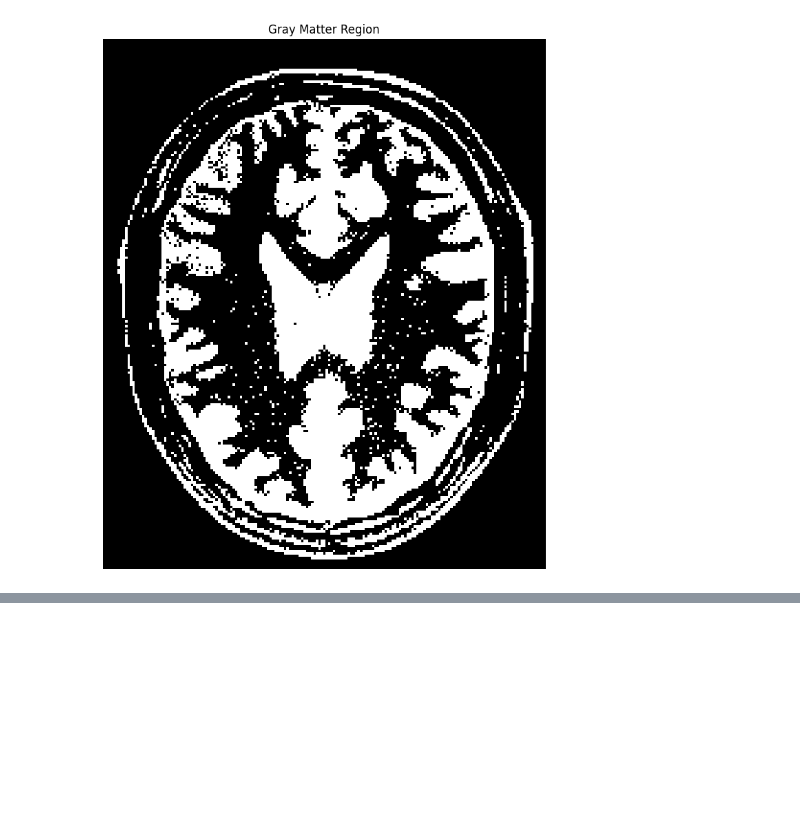
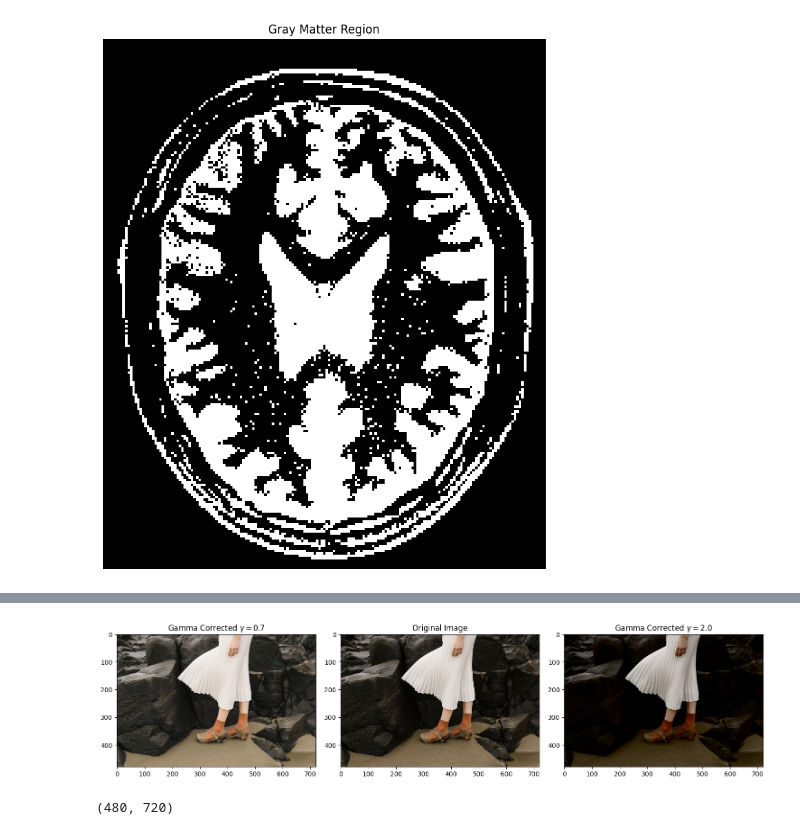
Before and after one commit to M3thsara/M3thsara-Image-Processing-and-Machine-Vision, a Jupyter notebook: A01_Intensity_Transformations_and_Neighborhood_Filtering.ipynb, the cells around one changed output, grey strips where cells are left out. Cells and saved outputs as stored; diff of their text form; code cells hidden in the pictures; blank space fills up the shorter version.

```diff
--- a/A01_Intensity_Transformations_and_Neighborhood_Filtering.ipynb
+++ b/A01_Intensity_Transformations_and_Neighborhood_Filtering.ipynb
@@ -148,0 +210,63 @@ plt.show()
+# %%
+# Change the image from BGR format to LAB color format
+lab_image = cv.cvtColor(image3, cv.COLOR_BGR2LAB)
+
+# Separate the LAB image into its three channels (L, A and B)
+L_channel, A_channel, B_channel = cv.split(lab_image)
+
+# Normalize the L channel to [0, 1]
+L = L_channel / 255.0
+
+# Function to apply gamma correction
+
+def apply_gamma_correction(L_channel, A_channel, B_channel, gamma_value):
+
+    # Apply gamma correction to the L (lightness) channel
+    L_corrected = np.power(L_channel, gamma_value)
+
+    # Rescale the corrected L channel to [0, 255] and convert to uint8
+    L_corrected_uint8 = np.uint8(L_corrected * 255)
+
+    # Ensure all channels have the same size and type
+    A_channel = A_channel.astype(np.uint8)
+    B_channel = B_channel.astype(np.uint8)
+
+    # Combine corrected L channel with original A and B channels
+    lab_image_corrected = cv.merge((L_corrected_uint8, A_channel, B_channel))
+
+    # Convert the LAB image back to BGR color space
+    output_image = cv.cvtColor(lab_image_corrected, cv.COLOR_LAB2BGR)
+
+    return output_image
+
+# Gamma correction for high gamma value (2.0)
+gamma_high_value = 2.0
+output_high_gamma_image = apply_gamma_correction(L, A_channel, B_channel, gamma_high_value)
+
+# Gamma correction for low gamma value (0.7)
+gamma_low_value = 0.7
+output_low_gamma_image = apply_gamma_correction(L, A_channel, B_channel, gamma_low_value)
+
+fig, axs = plt.subplots(nrows=1, ncols=3, figsize=(15, 5))
+
+# Plot the low gamma corrected image
+axs[0].set_title("Gamma Corrected $\gamma = 0.7$")
+axs[0].imshow(cv.cvtColor(output_low_gamma_image, cv.COLOR_BGR2RGB))
+
+# Plot the original image
+axs[1].set_title("Original Image")
+axs[1].imshow(cv.cvtColor(image3, cv.COLOR_BGR2RGB))
+
+# Plot the high gamma corrected image
+axs[2].set_title("Gamma Corrected $\gamma = 2.0$")
+axs[2].imshow(cv.cvtColor(output_high_gamma_image, cv.COLOR_BGR2RGB))
+
+# Show the figure
+plt.tight_layout()
+plt.show()
+# %% [output]
+[figure, added]
+# %%
+image3[:, :, 0].shape
+# %% [output]
+(480, 720)
```
Also changed, not shown: parts of 5 cells of this notebook.
